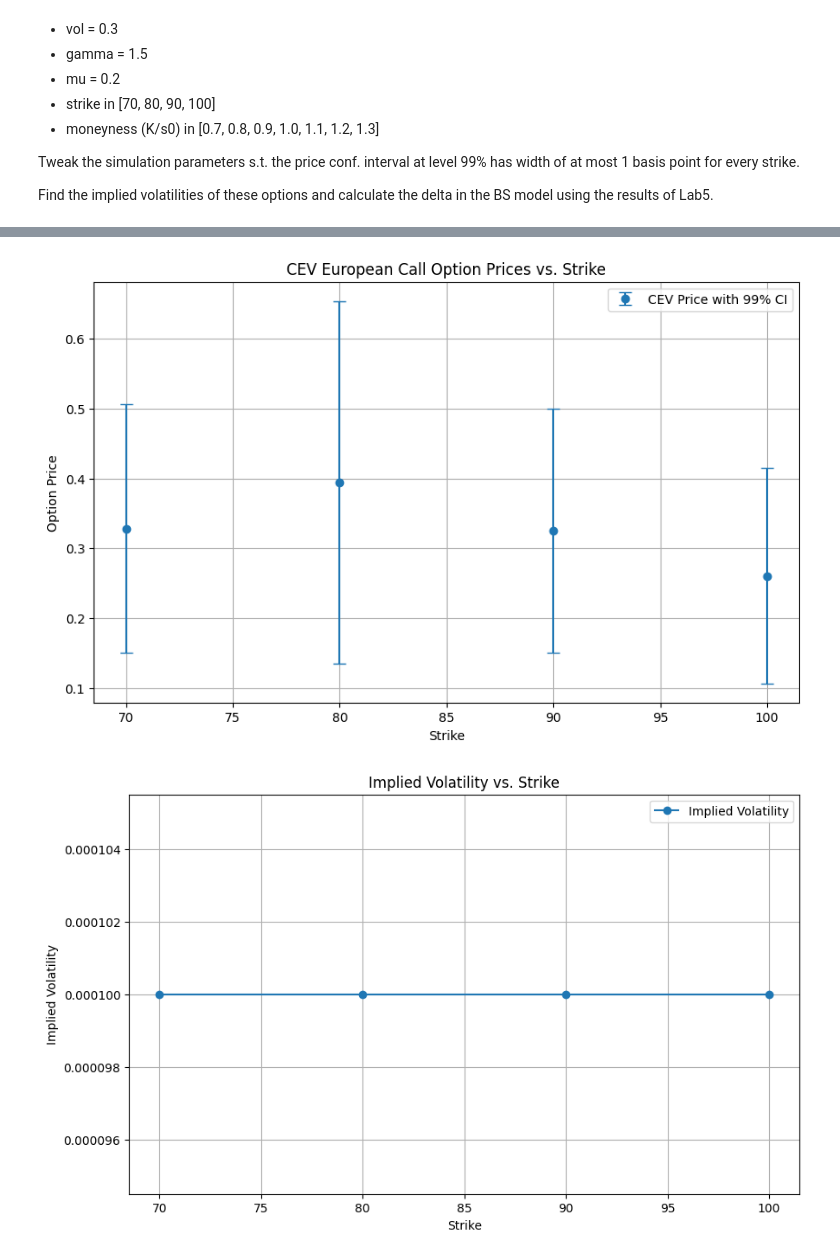
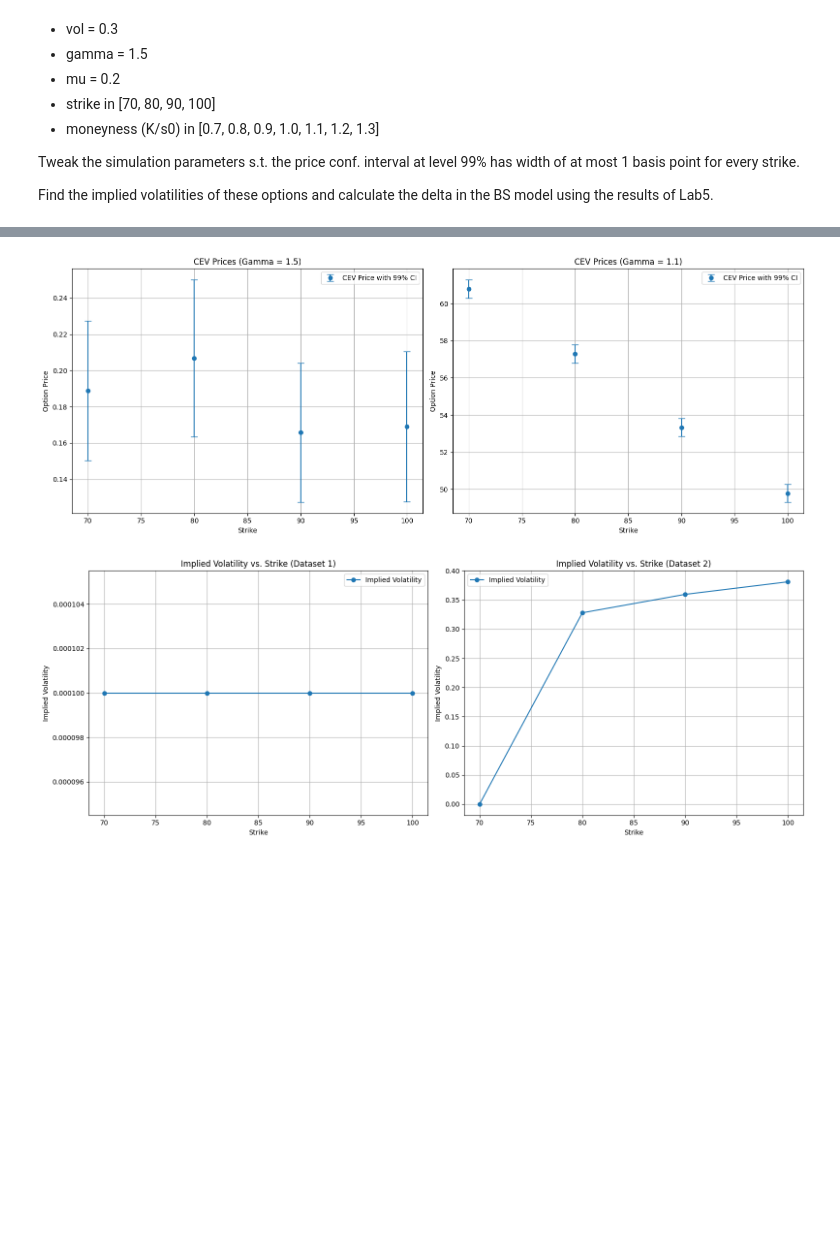
Before and after one commit to glorivaas/Risk_Measures, a Jupyter notebook: lab6.ipynb, the cells around one changed output, grey strips where cells are left out. Drawn from its saved outputs; the diff is of its cells as text; code cells hidden in the pictures; blank space fills up the shorter version.

```diff
--- a/lab6.ipynb
+++ b/lab6.ipynb
@@ -6,7 +6,6 @@
 ### Exercise 1
 Implement numerical integration of the cev model.
 # %%
-
 import numpy as np
 import numpy.typing as npt
 import scipy.stats as stats
@@ -31,6 +30,7 @@ def cev_model_mc(
 
     for i in range(n_steps):
         s = paths[:, i]
+        s = np.clip(s, 0, 1e3)
         dW = np.random.normal(0, np.sqrt(dt), size=n_paths)
         diffusion = vol * np.power(np.maximum(s, 0), gamma)
 
@@ -38,7 +38,7 @@ def cev_model_mc(
             derivative = vol * gamma * np.power(np.maximum(s, 0), gamma - 1)
             paths[:, i + 1] = s + mu * s * dt + diffusion * dW + 0.5 * diffusion * derivative * (dW**2 - dt)
         else:
-            paths[:, i + 1] = s + mu * s * dt + diffusion * dW
+            paths[:, i + 1] = np.clip(s + mu * s * dt + diffusion * dW, 0, 1e3)
 
     return paths
 # %% [markdown]
@@ -206,36 +212,67 @@ print(df)
 # %%
 import matplotlib.pyplot as plt
 
 df_valid = df.dropna(subset=["CEV Price"])
+df_valid2 = df2.dropna(subset=["CEV Price"])
 
-plt.figure(figsize=(10, 6))
-plt.errorbar(
+fig, axs = plt.subplots(1, 2, figsize=(16, 6))
+
+axs[0].errorbar(
     df_valid["Strike"],
     df_valid["CEV Price"],
     yerr=[
         df_valid["CEV Price"] - df_valid["Confidence Interval"].apply(lambda x: x[0]),
         df_valid["Confidence Interval"].apply(lambda x: x[1]) - df_valid["CEV Price"]
     ],
     fmt='o',
     capsize=5,
     label="CEV Price with 99% CI"
 )
-plt.title("CEV European Call Option Prices vs. Strike")
-plt.xlabel("Strike")
-plt.ylabel("Option Price")
-plt.grid(True)
-plt.legend()
+axs[0].set_title("CEV Prices (Gamma = 1.5)")
+axs[0].set_xlabel("Strike")
+axs[0].set_ylabel("Option Price")
+axs[0].grid(True)
+axs[0].legend()
+
+axs[1].errorbar(
+    df_valid2["Strike"],
+    df_valid2["CEV Price"],
+    yerr=[
+        df_valid2["CEV Price"] - df_valid2["Confidence Interval"].apply(lambda x: x[0]),
+        df_valid2["Confidence Interval"].apply(lambda x: x[1]) - df_valid2["CEV Price"]
+    ],
+    fmt='o',
+    capsize=5,
+    label="CEV Price with 99% CI"
+)
+axs[1].set_title("CEV Prices (Gamma = 1.1)")
+axs[1].set_xlabel("Strike")
+axs[1].set_ylabel("Option Price")
+axs[1].grid(True)
+axs[1].legend()
+
+plt.tight_layout()
 plt.show()
 
-if df["Implied Vol"].notna().sum() > 0:
-    plt.figure(figsize=(10, 6))
-    plt.plot(df["Strike"], df["Implied Vol"], 'o-', label="Implied Volatility")
-    plt.title("Implied Volatility vs. Strike")
-    plt.xlabel("Strike")
-    plt.ylabel("Implied Volatility")
-    plt.grid(True)
-    plt.legend()
+if df["Implied Vol"].notna().sum() > 0 and df2["Implied Vol"].notna().sum() > 0:
+    fig, axs = plt.subplots(1, 2, figsize=(16, 6))
+
+    axs[0].plot(df["Strike"], df["Implied Vol"], 'o-', label="Implied Volatility")
+    axs[0].set_title("Implied Volatility vs. Strike (Dataset 1)")
+    axs[0].set_xlabel("Strike")
+    axs[0].set_ylabel("Implied Volatility")
+    axs[0].grid(True)
+    axs[0].legend()
+
+    axs[1].plot(df2["Strike"], df2["Implied Vol"], 'o-', label="Implied Volatility")
+    axs[1].set_title("Implied Volatility vs. Strike (Dataset 2)")
+    axs[1].set_xlabel("Strike")
+    axs[1].set_ylabel("Implied Volatility")
+    axs[1].grid(True)
+    axs[1].legend()
+
+    plt.tight_layout()
     plt.show()
 # %% [output]
-[figure, old version]
+[figure, new version]
-[figure, old version]
+[figure, new version]
```
Also changed, not shown: parts of 3 cells of this notebook.
